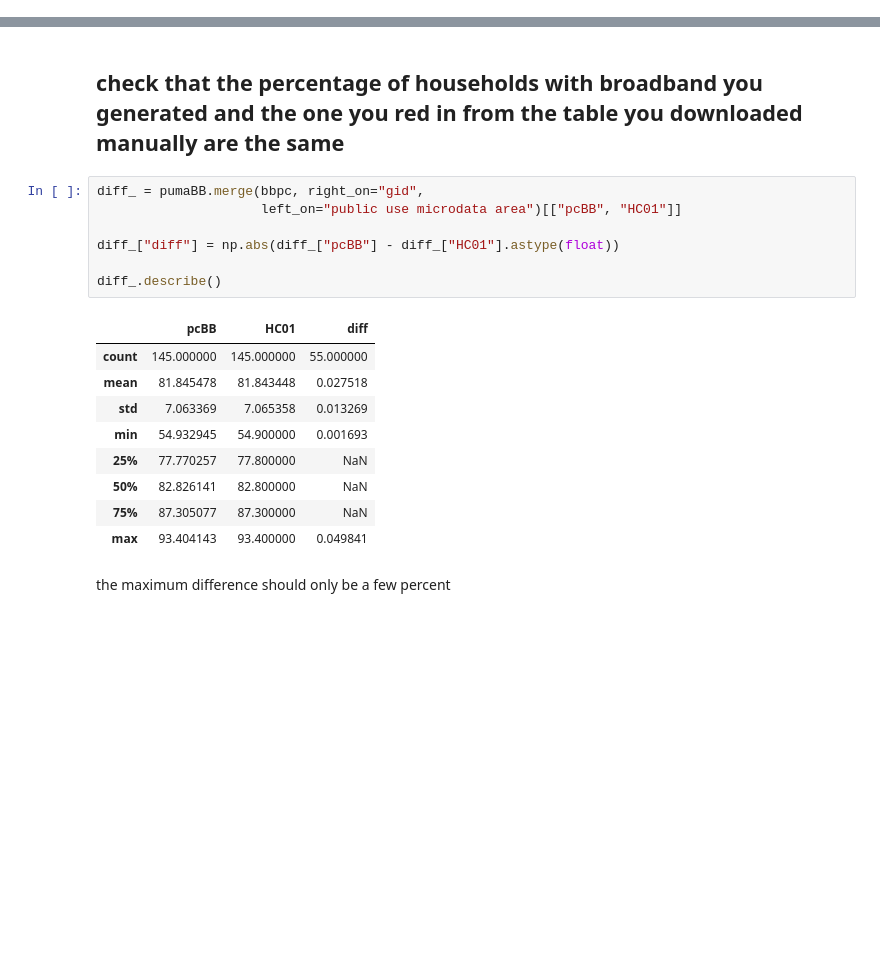
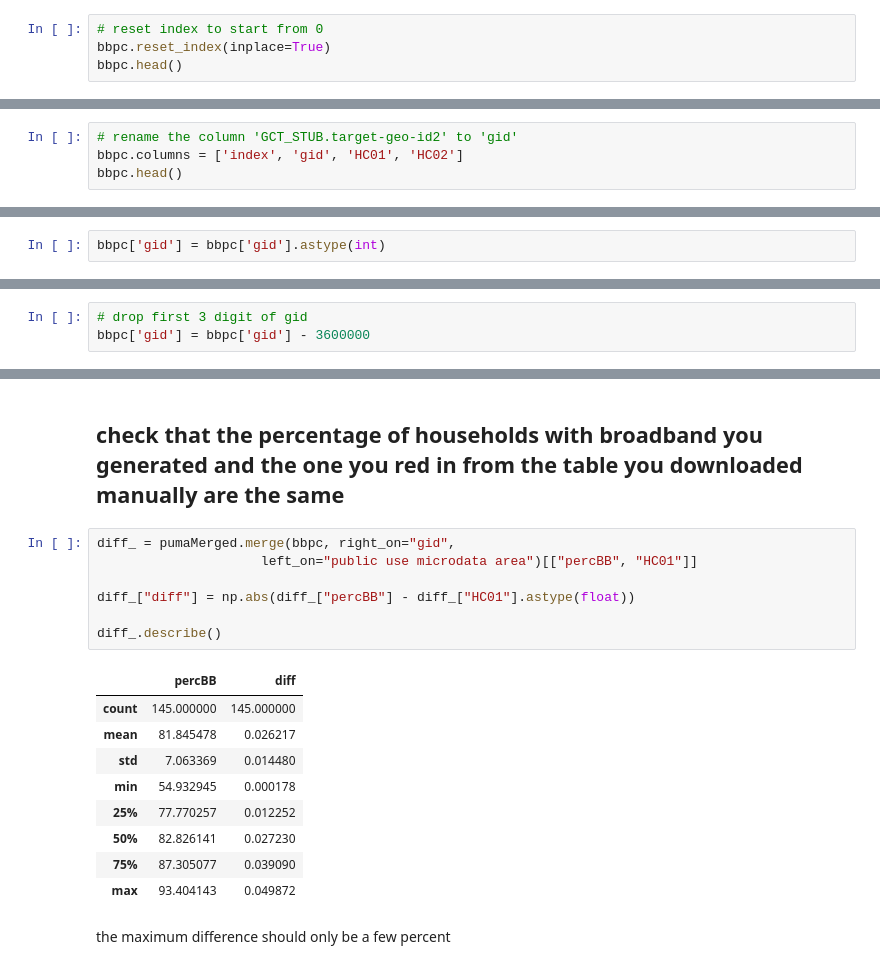
Before and after one commit to effyfan/PUI2018_yf1150, a Jupyter notebook: HW7_yf1150/HW7_1.ipynb, the cells around one changed output, grey strips where cells are left out. Cells and saved outputs as stored; diff of their text form; blank space fills up the shorter version.

```diff
--- a/HW7_yf1150/HW7_1.ipynb
+++ b/HW7_yf1150/HW7_1.ipynb
@@ -357,0 +371,4 @@ OSError: File b'/nfshome/yf1150/PUIdata/ACS_16_1YR_GCT2801.ST50_with_ann.csv' do
+# %%
+# reset index to start from 0
+bbpc.reset_index(inplace=True)
+bbpc.head()
@@ -357,0 +382,4 @@ OSError: File b'/nfshome/yf1150/PUIdata/ACS_16_1YR_GCT2801.ST50_with_ann.csv' do
+# %%
+# rename the column 'GCT_STUB.target-geo-id2' to 'gid'
+bbpc.columns = ['index', 'gid', 'HC01', 'HC02']
+bbpc.head()
@@ -357,0 +397,2 @@ OSError: File b'/nfshome/yf1150/PUIdata/ACS_16_1YR_GCT2801.ST50_with_ann.csv' do
+# %%
+bbpc['gid'] = bbpc['gid'].astype(int)
@@ -357,0 +403,3 @@ OSError: File b'/nfshome/yf1150/PUIdata/ACS_16_1YR_GCT2801.ST50_with_ann.csv' do
+# %%
+# drop first 3 digit of gid
+bbpc['gid'] = bbpc['gid'] - 3600000
@@ -364,21 +428,21 @@ In the API dataframe the PUMA id was a 4 digit number. If you have them both as
 # %% [markdown]
 ## check that the percentage of households with broadband you generated and the one you red in from the table you downloaded manually are the same
 # %%
-diff_ = pumaBB.merge(bbpc, right_on="gid",
-                     left_on="public use microdata area")[["pcBB", "HC01"]]
+diff_ = pumaMerged.merge(bbpc, right_on="gid",
+                     left_on="public use microdata area")[["percBB", "HC01"]]
 
-diff_["diff"] = np.abs(diff_["pcBB"] - diff_["HC01"].astype(float))
+diff_["diff"] = np.abs(diff_["percBB"] - diff_["HC01"].astype(float))
 
 diff_.describe()
 # %% [output]
-|  | pcBB | HC01 | diff |
-| count | 145.000000 | 145.000000 | 55.000000 |
-| mean | 81.845478 | 81.843448 | 0.027518 |
-| std | 7.063369 | 7.065358 | 0.013269 |
-| min | 54.932945 | 54.900000 | 0.001693 |
-| 25% | 77.770257 | 77.800000 | NaN |
-| 50% | 82.826141 | 82.800000 | NaN |
-| 75% | 87.305077 | 87.300000 | NaN |
-| max | 93.404143 | 93.400000 | 0.049841 |
+|  | percBB | diff |
+| count | 145.000000 | 145.000000 |
+| mean | 81.845478 | 0.026217 |
+| std | 7.063369 | 0.014480 |
+| min | 54.932945 | 0.000178 |
+| 25% | 77.770257 | 0.012252 |
+| 50% | 82.826141 | 0.027230 |
+| 75% | 87.305077 | 0.039090 |
+| max | 93.404143 | 0.049872 |
 # %% [markdown]
 the maximum difference should only be a few percent
```
Also changed, not shown: parts of 51 cells of this notebook, 3 other files.
